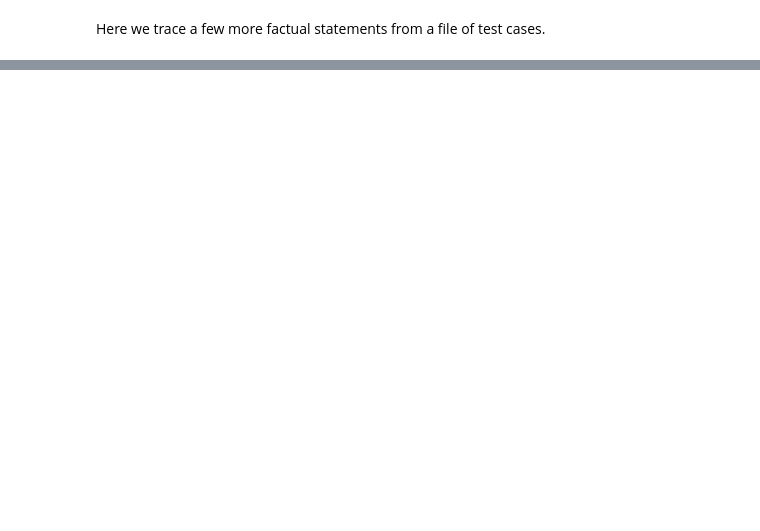
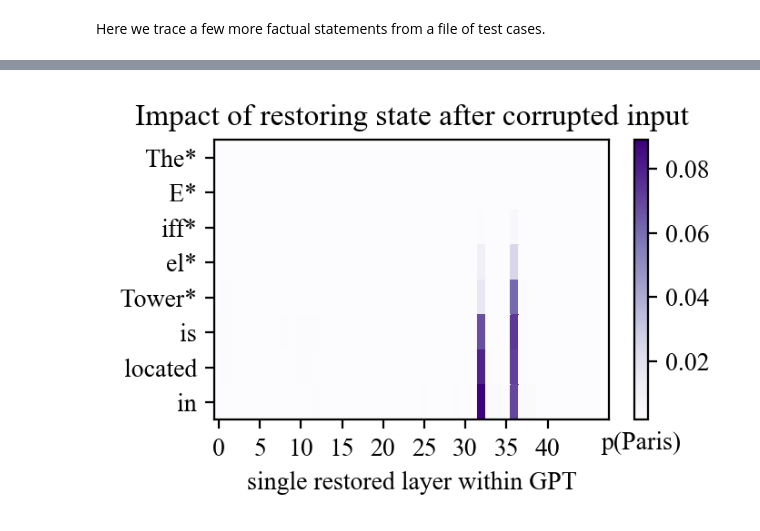
Before and after one commit to ajbailey4/mamba-causal-analysis, a Jupyter notebook: notebooks/mamba_causal_trace.ipynb, the cells around one changed output, grey strips where cells are left out. Drawn from its saved outputs; the diff is of its cells as text; code cells hidden in the pictures; blank space fills up the shorter version.

```diff
--- a/notebooks/mamba_causal_trace.ipynb
+++ b/notebooks/mamba_causal_trace.ipynb
@@ -320,0 +351,5 @@ for knowledge in knowns[:5]:
+# %%
+# Test full causal tracing (will auto-use Mamba SSM patching)
+plot_hidden_flow(mt, "The Eiffel Tower is located in", samples=3, noise=noise_level)
+# %% [output]
+[figure, added]
```
Also changed, not shown: parts of 13 cells of this notebook.
